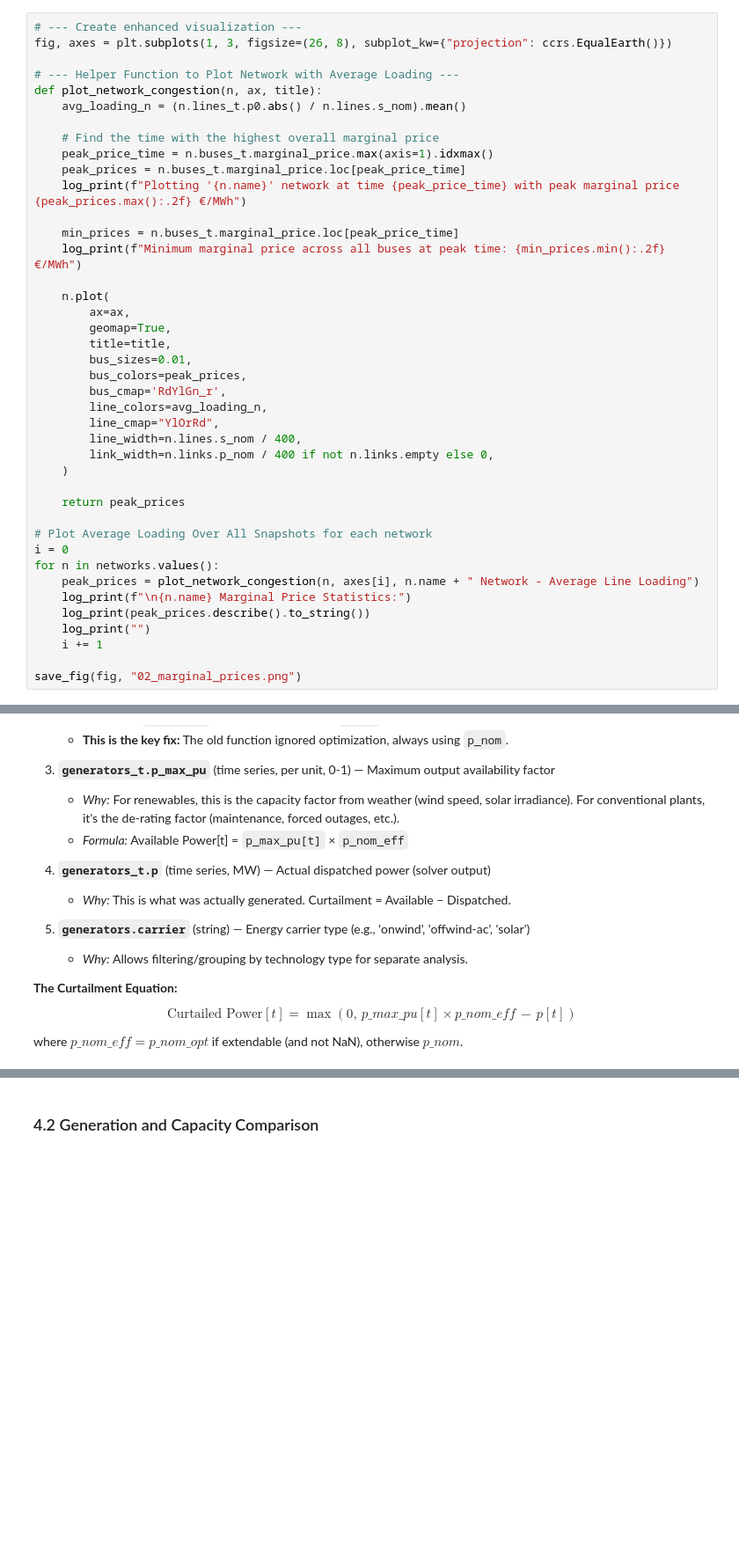
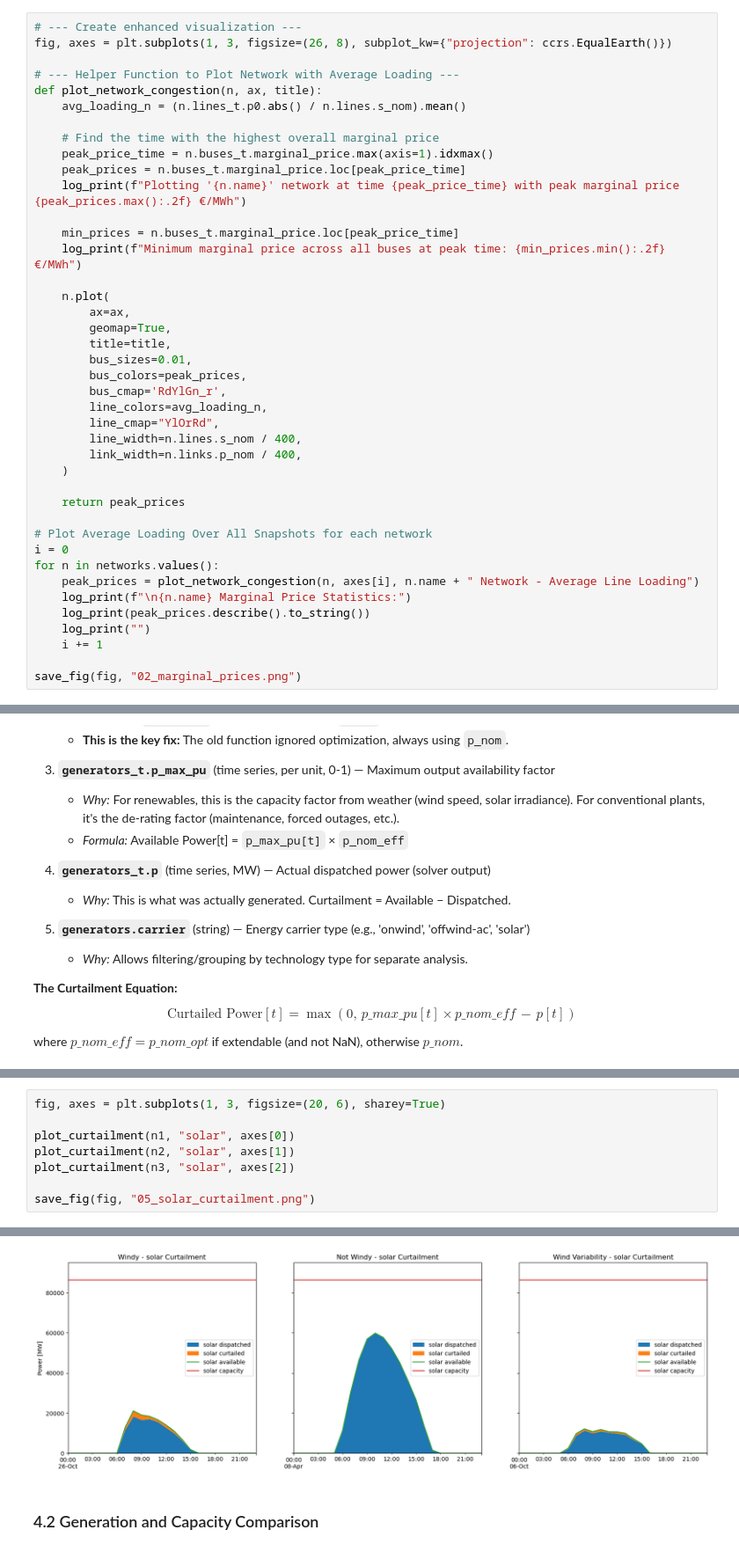
Before and after one commit to Luca2299/pypsa-eur, a Jupyter notebook: notebooks/Analysis.ipynb, the cells around one changed output, grey strips where cells are left out. Shown at 88% size. Saved outputs shown, nothing was run; the diff lists cells and outputs as text; blank space fills up the shorter version.

```diff
--- a/notebooks/Analysis.ipynb
+++ b/notebooks/Analysis.ipynb
@@ -199,7 +199,7 @@ def plot_network_congestion(n, ax, title):
         line_colors=avg_loading_n,
         line_cmap="YlOrRd",
         line_width=n.lines.s_nom / 400,
-        link_width=n.links.p_nom / 400 if not n.links.empty else 0,
+        link_width=n.links.p_nom / 400,
     )
 
     return peak_prices
@@ -450,0 +457,9 @@ Saved figure: /home/lucakristin/Desktop/my_pypsa/pypsa-eur/analysis/germany_base
+# %%
+fig, axes = plt.subplots(1, 3, figsize=(20, 6), sharey=True)
+
+plot_curtailment(n1, "solar", axes[0])
+plot_curtailment(n2, "solar", axes[1])
+plot_curtailment(n3, "solar", axes[2])
+
+save_fig(fig, "05_solar_curtailment.png")
+# %% [output]
@@ -451,3 +483,4 @@ Saved figure: /home/lucakristin/Desktop/my_pypsa/pypsa-eur/analysis/germany_base
+[figure, added]
 # %% [markdown]
 ### 4.2 Generation and Capacity Comparison
 # %% [markdown]
```
Also changed, not shown: parts of 12 cells of this notebook, 58 other files.
